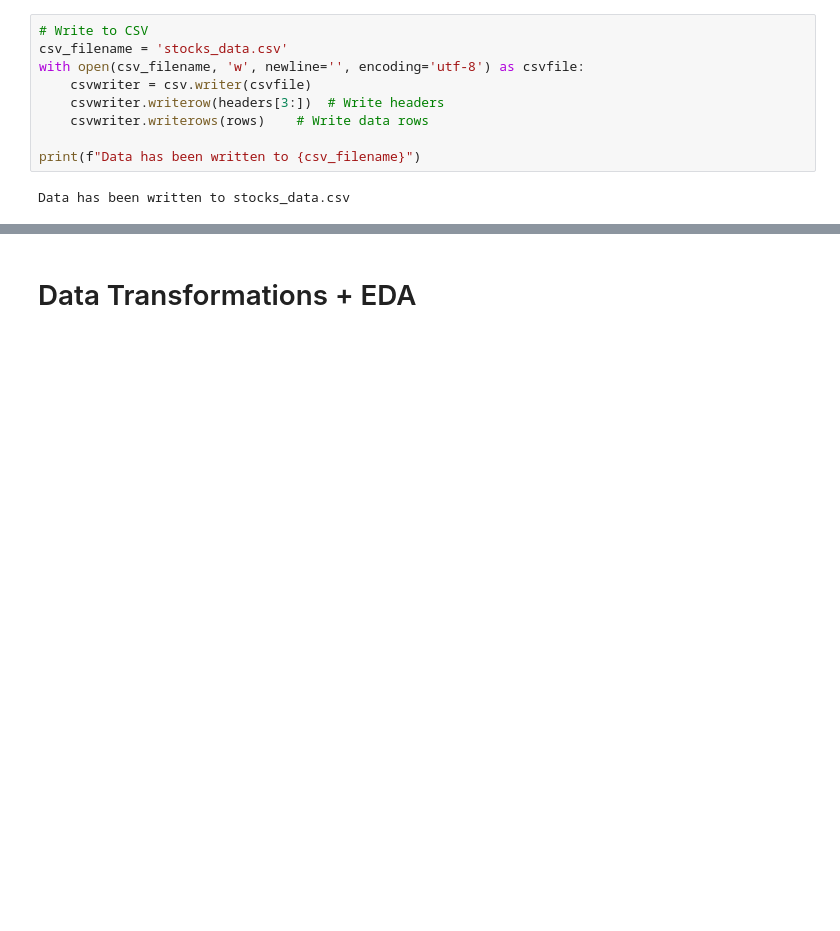
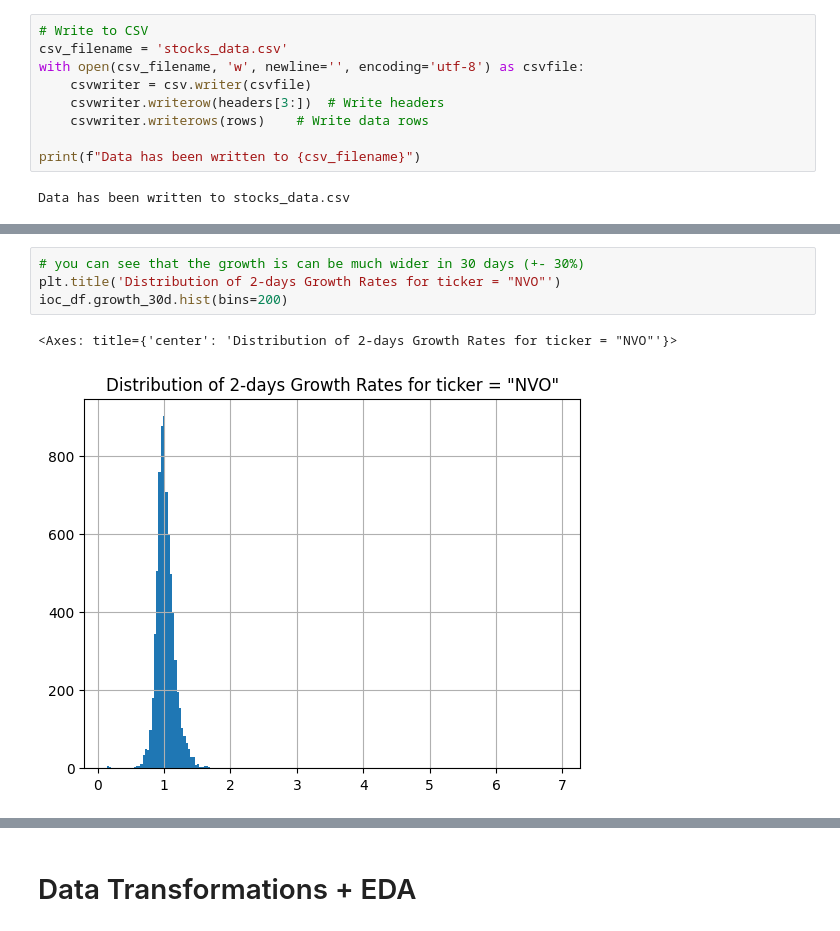
Before and after one commit to MekongDelta-mind/sma_project_repo, a Jupyter notebook: project_sma.ipynb, the cells around one changed output, grey strips where cells are left out. Cells and saved outputs as stored; diff of their text form; blank space fills up the shorter version.

```diff
--- a/project_sma.ipynb
+++ b/project_sma.ipynb
@@ -243,0 +336,7 @@ nifty50__updated_list
+# %%
+# you can see that the growth is can be much wider in 30 days (+- 30%)
+plt.title('Distribution of 2-days Growth Rates for ticker = "NVO"')
+ioc_df.growth_30d.hist(bins=200)
+# %% [output]
+<Axes: title={'center': 'Distribution of 2-days Growth Rates for ticker = "NVO"'}>
+[figure, added]
```
Also changed, not shown: parts of 22 cells of this notebook.
